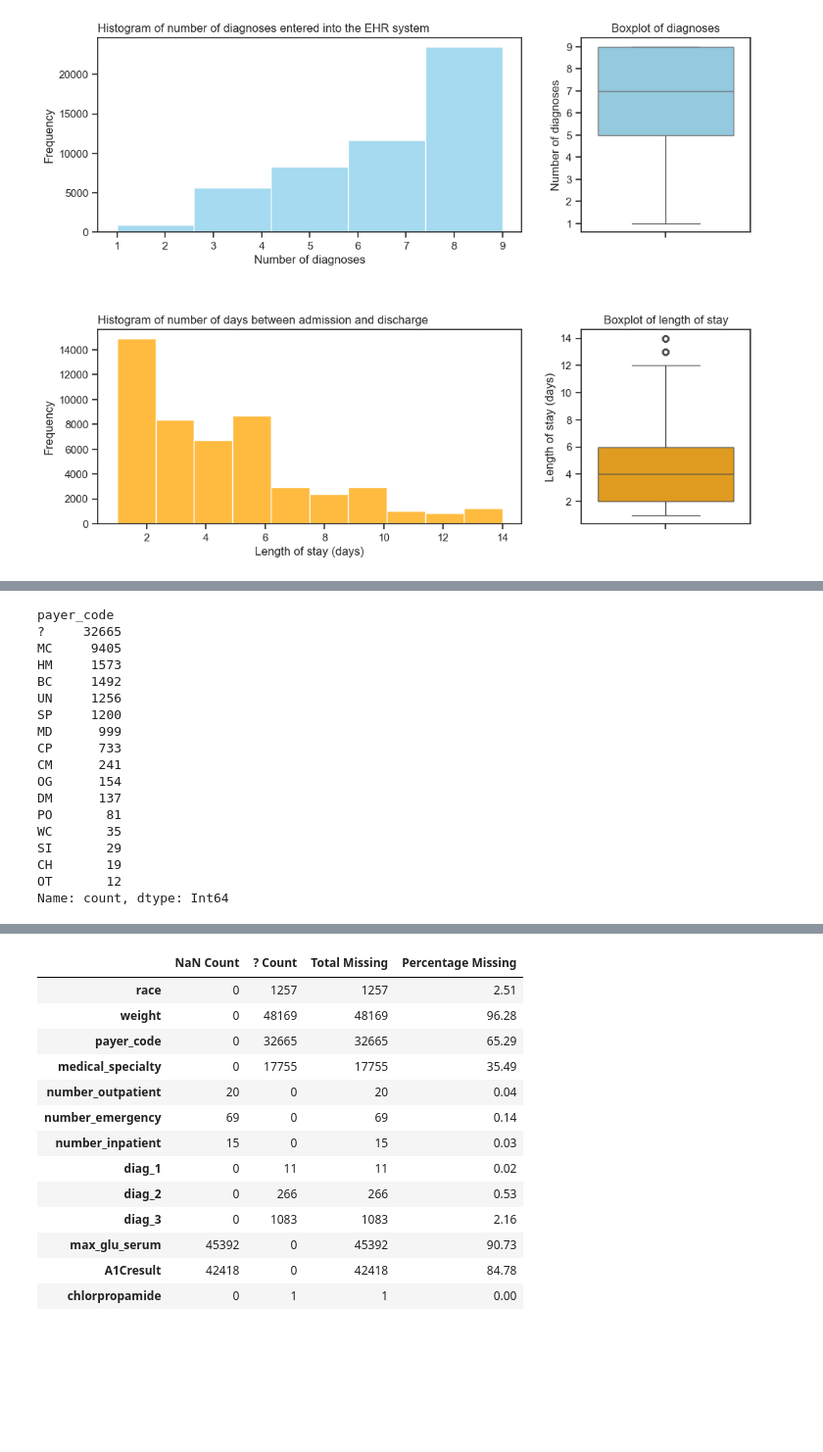
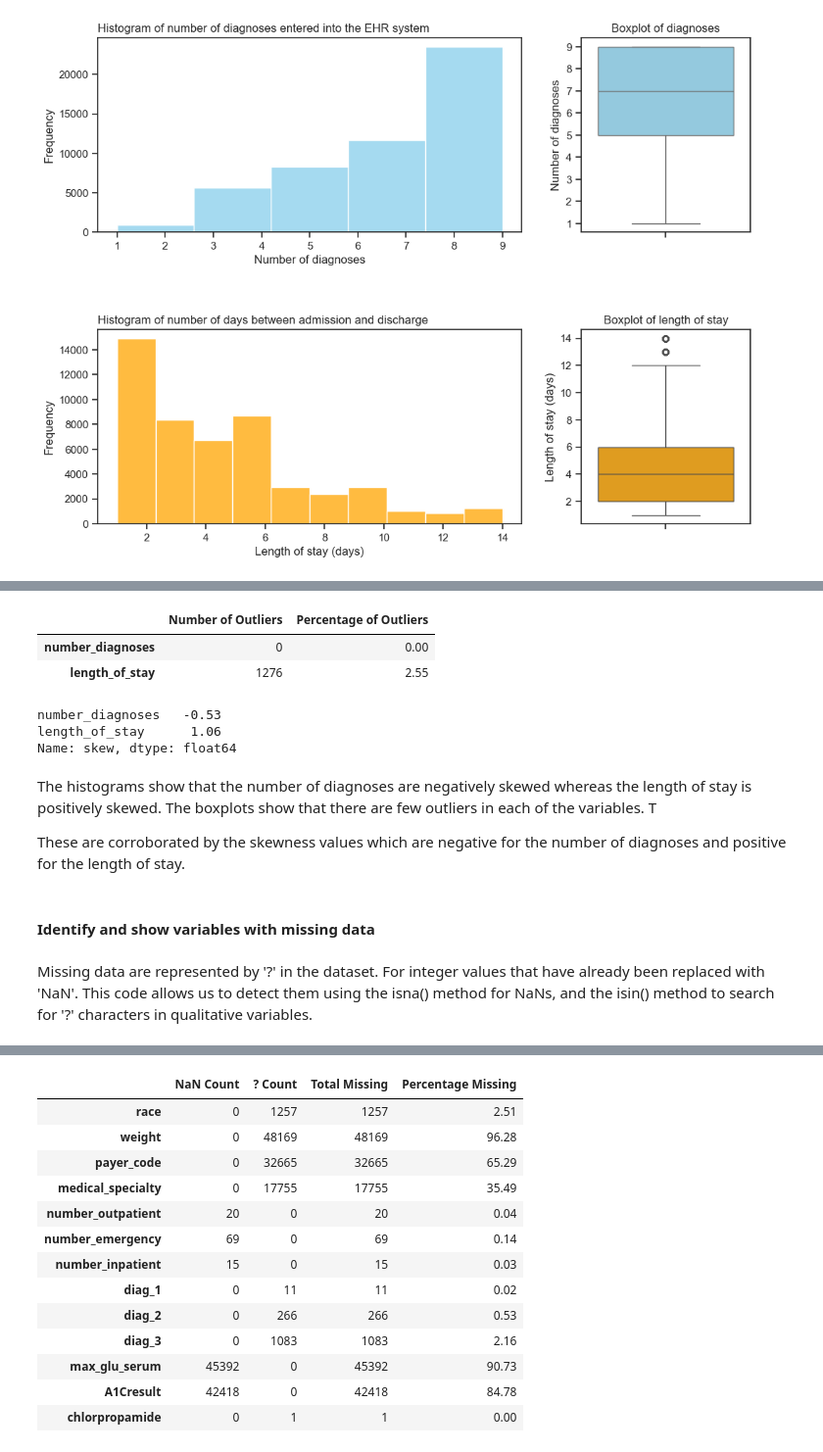
Before and after one commit to johnmarquess/IFN509, a Jupyter notebook: Assignment1_submission/assigment1_analysis.ipynb, the cells around one changed output, grey strips where cells are left out. Shown at 98% size. Saved outputs shown, nothing was run; the diff lists cells and outputs as text; code cells hidden in the pictures; blank space fills up the shorter version.

```diff
--- a/Assignment1_submission/assigment1_analysis.ipynb
+++ b/Assignment1_submission/assigment1_analysis.ipynb
@@ -455,21 +807,0 @@ Name: count, dtype: Int64
-# %%
-d1.payer_code.value_counts(dropna=False)
-# %% [output]
-payer_code
-?     32665
-MC     9405
-HM     1573
-BC     1492
-UN     1256
-SP     1200
-MD      999
-CP      733
-CM      241
-OG      154
-DM      137
-PO       81
-WC       35
-SI       29
-CH       19
-OT       12
-Name: count, dtype: Int64
@@ -475,0 +810,11 @@ Name: count, dtype: Int64
+# %%
+diagnoses = detect_outliers_in_column(d1['number_diagnoses'])
+length_of_stay = detect_outliers_in_column(d1['length_of_stay'])
+
+# Concatenate the results into a single DataFrame
+group3_outliers = pd.concat([diagnoses, length_of_stay])
+group3_outliers
+# %% [output]
+|  | Number of Outliers | Percentage of Outliers |
+| number_diagnoses | 0 | 0.00 |
+| length_of_stay | 1276 | 2.55 |
@@ -476,3 +823,17 @@ Name: count, dtype: Int64
+# %%
+group3_stats.loc['skew']
+# %% [output]
+number_diagnoses   -0.53
+length_of_stay      1.06
+Name: skew, dtype: float64
+# %% [markdown]
+The histograms show that the number of diagnoses are negatively skewed whereas the length of stay is positively skewed. The boxplots show that there are few outliers in each of the variables. T
+
+These are corroborated by the skewness values which are negative for the number of diagnoses and positive for the length of stay.
+# %% [markdown]
+#### Identify and show variables with missing data
+# %% [markdown]
+Missing data are represented by '?' in the dataset. For integer values that have already been replaced with 'NaN'.  This code allows us to detect them using the isna() method for NaNs, and the isin() method to search for '?' characters in qualitative variables.
 # %%
 # Count the number of NA in each column
 na_counts = d1.isna().sum()
```
Also changed, not shown: parts of 131 cells of this notebook, 1 other file.
